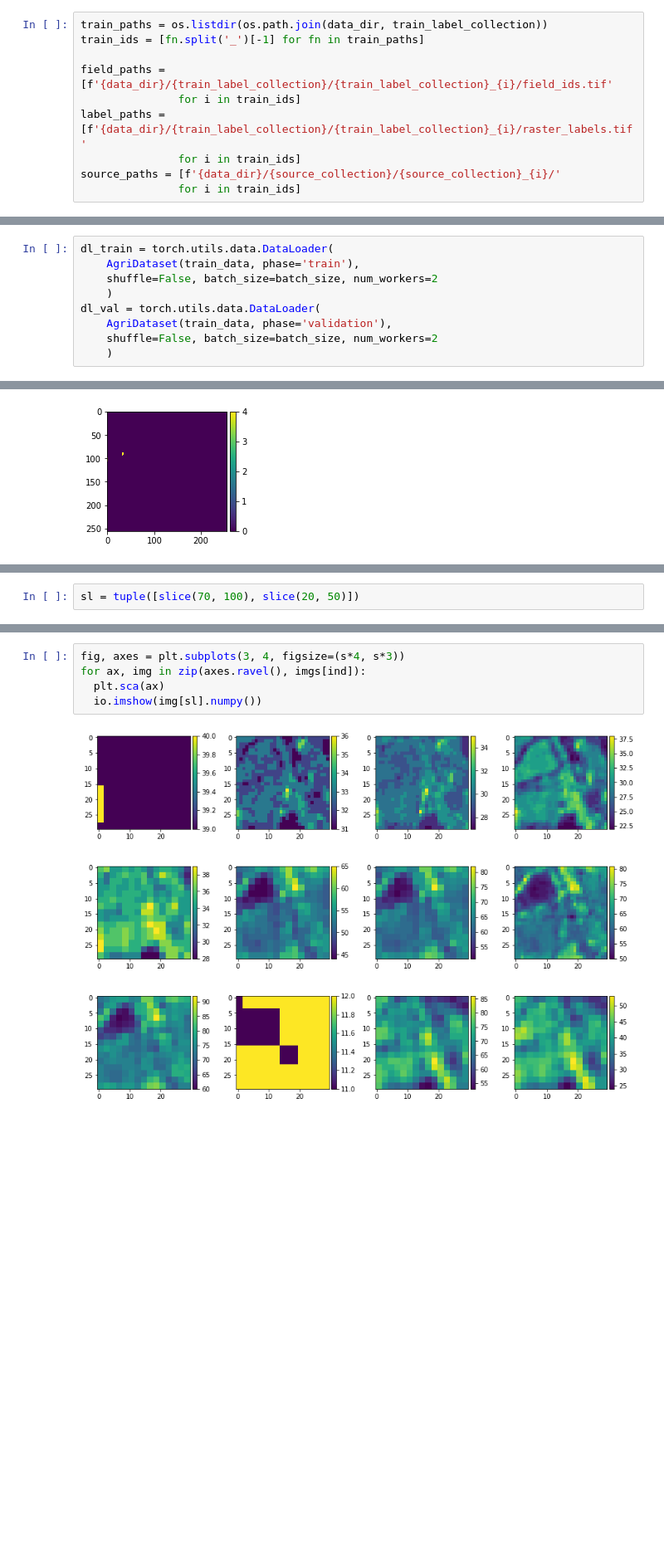
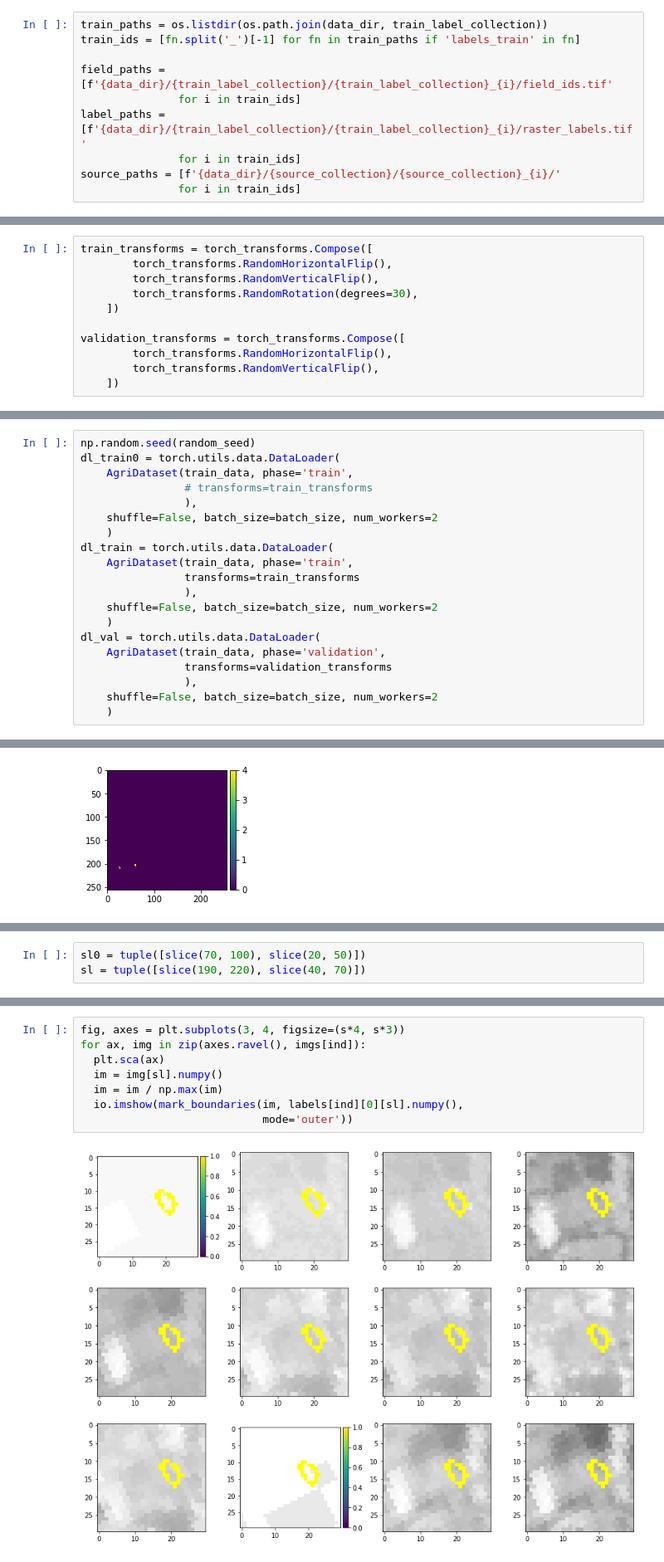
Before and after one commit to amedyukhina/AgrifieldNet, a Jupyter notebook: agrinet.ipynb, the cells around one changed output, grey strips where cells are left out. Shown at 83% size. Cells and saved outputs as stored; diff of their text form; blank space fills up the shorter version.

```diff
--- a/agrinet.ipynb
+++ b/agrinet.ipynb
@@ -106,7 +99,7 @@ WARNING:urllib3.connectionpool:Connection pool is full, discarding connection: r
 ### Create training dataframe
 # %%
 train_paths = os.listdir(os.path.join(data_dir, train_label_collection))
-train_ids = [fn.split('_')[-1] for fn in train_paths]
+train_ids = [fn.split('_')[-1] for fn in train_paths if 'labels_train' in fn]
 
 field_paths = [f'{data_dir}/{train_label_collection}/{train_label_collection}_{i}/field_ids.tif'
                for i in train_ids]
@@ -192,0 +197,11 @@ class AgriDataset(torch.utils.data.Dataset):
+# %%
+train_transforms = torch_transforms.Compose([
+        torch_transforms.RandomHorizontalFlip(),
+        torch_transforms.RandomVerticalFlip(),
+        torch_transforms.RandomRotation(degrees=30),
+    ])
+
+validation_transforms = torch_transforms.Compose([
+        torch_transforms.RandomHorizontalFlip(),
+        torch_transforms.RandomVerticalFlip(),
+    ])
@@ -193,10 +210,21 @@ class AgriDataset(torch.utils.data.Dataset):
 # %%
+np.random.seed(random_seed)
+dl_train0 = torch.utils.data.DataLoader(
+    AgriDataset(train_data, phase='train',
+                # transforms=train_transforms
+                ),
+    shuffle=False, batch_size=batch_size, num_workers=2
+    )
 dl_train = torch.utils.data.DataLoader(
-    AgriDataset(train_data, phase='train'),
+    AgriDataset(train_data, phase='train',
+                transforms=train_transforms
+                ),
     shuffle=False, batch_size=batch_size, num_workers=2
     )
 dl_val = torch.utils.data.DataLoader(
-    AgriDataset(train_data, phase='validation'),
+    AgriDataset(train_data, phase='validation',
+                transforms=validation_transforms
+                ),
     shuffle=False, batch_size=batch_size, num_workers=2
     )
 # %%
@@ -217,2 +252,3 @@ io.imshow(labels[ind][0].numpy())
 # %%
-sl = tuple([slice(70, 100), slice(20, 50)])
+sl0 = tuple([slice(70, 100), slice(20, 50)])
+sl = tuple([slice(190, 220), slice(40, 70)])
@@ -225,7 +255,10 @@ io.imshow(labels[ind][0][sl].numpy())
 # %%
 fig, axes = plt.subplots(3, 4, figsize=(s*4, s*3))
 for ax, img in zip(axes.ravel(), imgs[ind]):
   plt.sca(ax)
-  io.imshow(img[sl].numpy())
+  im = img[sl].numpy()
+  im = im / np.max(im)
+  io.imshow(mark_boundaries(im, labels[ind][0][sl].numpy(),
+                            mode='outer'))
 # %% [output]
-[figure, old version]
+[figure, new version]
```
Also changed, not shown: parts of 13 cells of this notebook.
